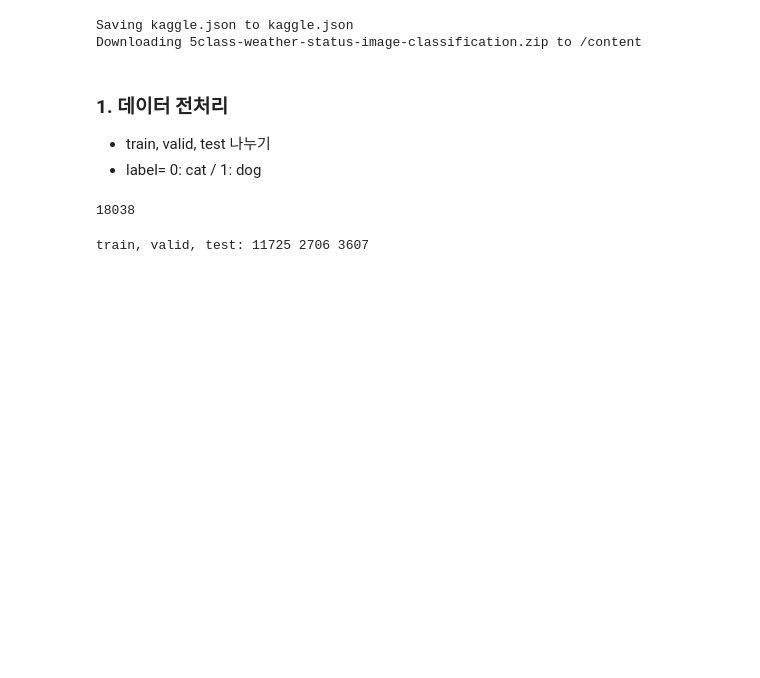
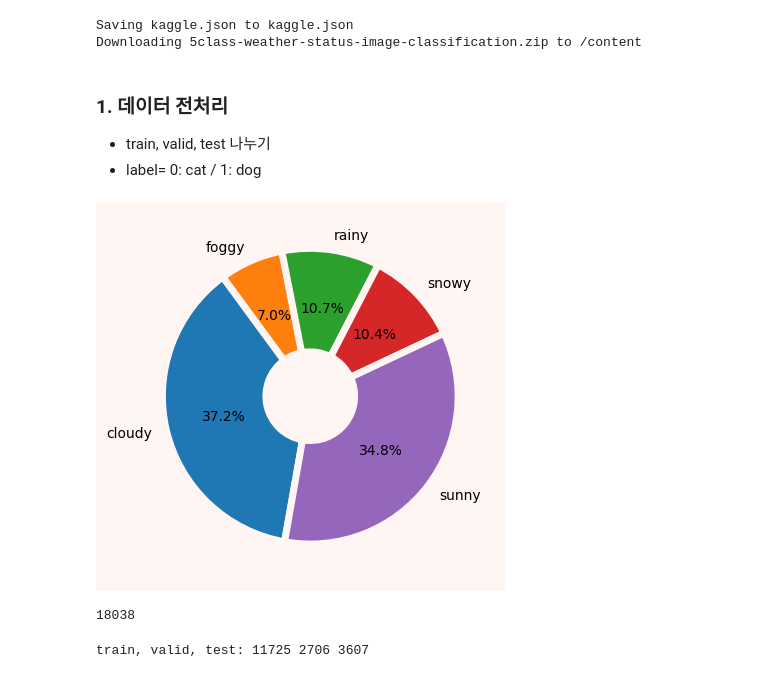
Before and after one commit to jinn0135/DA28_pj03_2, a Jupyter notebook: pj3_weather.ipynb, the cells around one changed output. Drawn from its saved outputs; the diff is of its cells as text; code cells hidden in the pictures; blank space fills up the shorter version.

Commit message:
update files 04/19: save kaggle4 notebooks / kaggle_3 scheduler4 yet

```diff
--- a/pj3_weather.ipynb
+++ b/pj3_weather.ipynb
@@ -73,6 +73,21 @@ Downloading 5class-weather-status-image-classification.zip to /content
 ### 1. 데이터 전처리
 - train, valid, test 나누기
 - label= 0: cat / 1: dog
+# %%
+root = './weather/data/' # colab
+# root = '/kaggle/input/5class-weather-status-image-classification/data/' # kaggle
+labels = ['cloudy', 'foggy', 'rainy', 'snowy', 'sunny']
+weather_len = []
+for i, weather in enumerate(labels):
+    weather_len.append(len(glob.glob(root+weather+'/*.*')))
+
+fig = plt.figure()
+fig.set_facecolor((255/255,245/255,242/255,1.000))
+wedgeprops={'width': 0.7, 'edgecolor': (255/255,245/255,242/255,1.000), 'linewidth': 5}
+plt.pie(weather_len, labels=labels, autopct='%.1f%%', startangle=260, counterclock=False, wedgeprops=wedgeprops)
+plt.show()
+# %% [output]
+[figure, added]
 # %%
 mydata = setting()
 # %%
```
Also changed, not shown: parts of 2 cells of this notebook, 3 other files.
